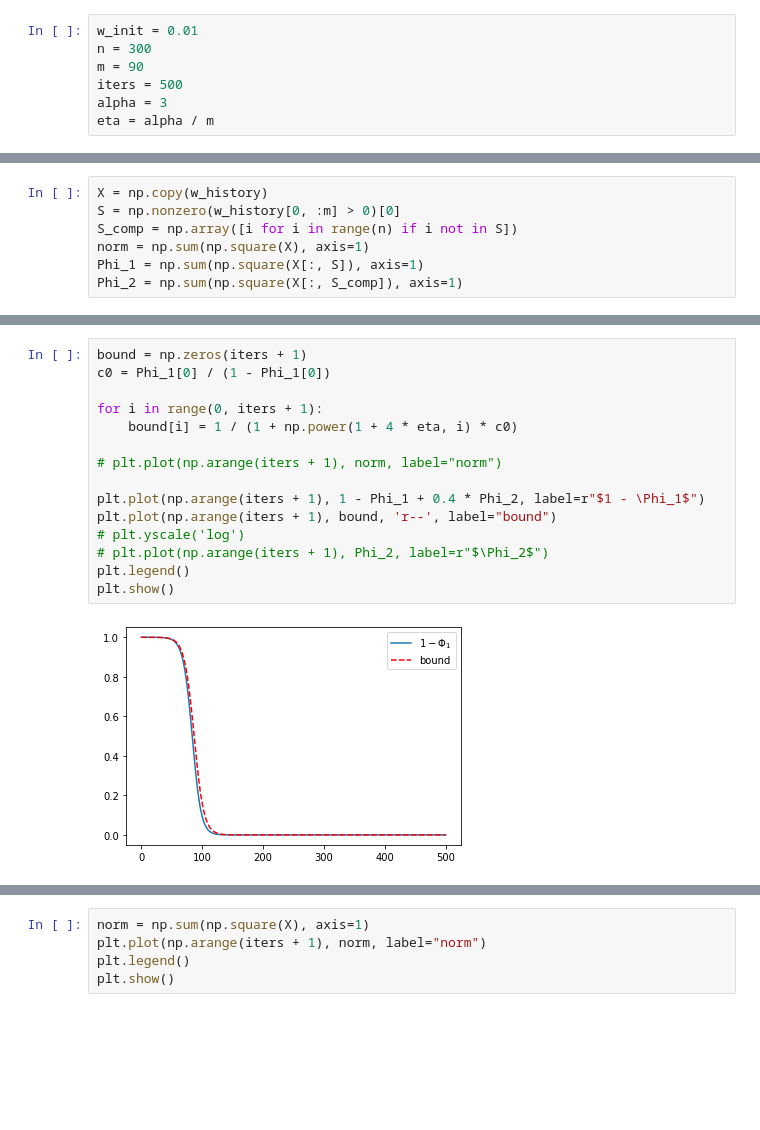
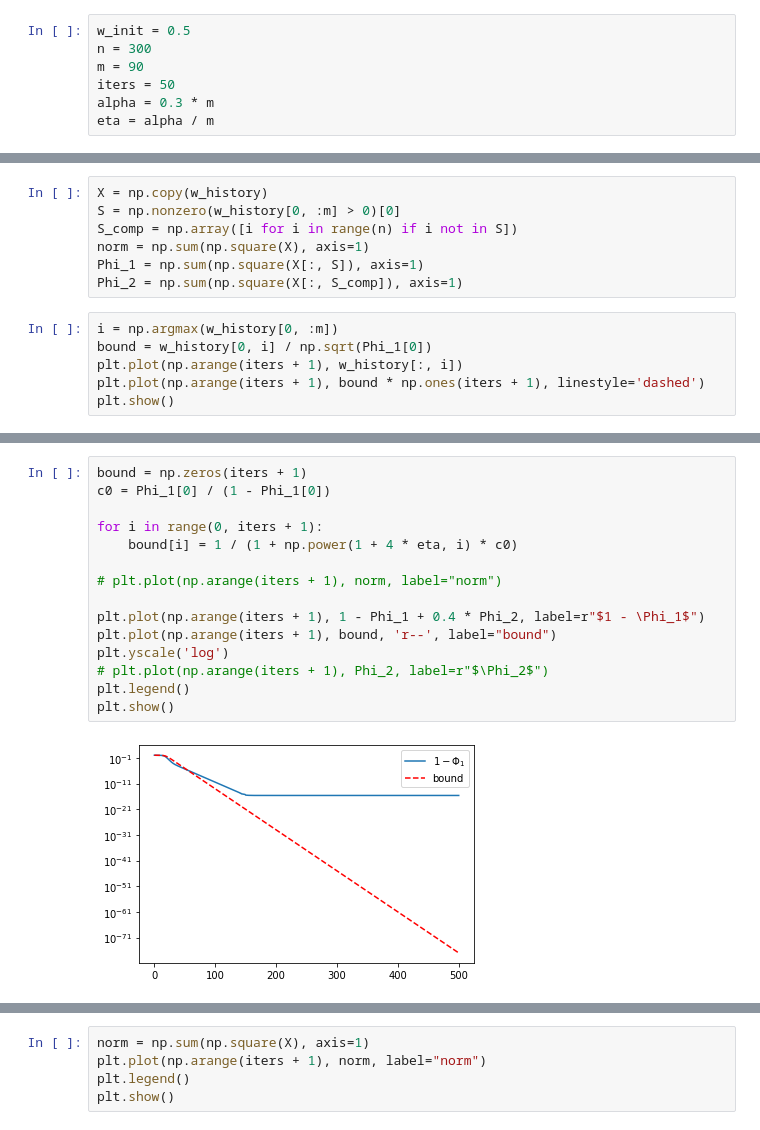
Before and after one commit to nikhil-ghosh-berkeley/gabor, a Jupyter notebook: notebooks/one-neuron-pop.ipynb, the cells around one changed output, grey strips where cells are left out. Drawn from its saved outputs; the diff is of its cells as text; blank space fills up the shorter version.

```diff
--- a/notebooks/one-neuron-pop.ipynb
+++ b/notebooks/one-neuron-pop.ipynb
@@ -2,11 +2,11 @@
 import numpy as np
 import matplotlib.pyplot as plt
 # %%
-w_init = 0.01
+w_init = 0.5
 n = 300
 m = 90
-iters = 500
-alpha = 3
+iters = 50
+alpha = 0.3 * m
 eta = alpha / m
 # %%
 w = w_init * np.random.randn(n) / np.sqrt(n)
@@ -45,3 +45,9 @@ S_comp = np.array([i for i in range(n) if i not in S])
 norm = np.sum(np.square(X), axis=1)
 Phi_1 = np.sum(np.square(X[:, S]), axis=1)
 Phi_2 = np.sum(np.square(X[:, S_comp]), axis=1)
+# %%
+i = np.argmax(w_history[0, :m])
+bound = w_history[0, i] / np.sqrt(Phi_1[0])
+plt.plot(np.arange(iters + 1), w_history[:, i])
+plt.plot(np.arange(iters + 1), bound * np.ones(iters + 1), linestyle='dashed')
+plt.show()
@@ -58,17 +66,17 @@ plt.plot()
 # %%
 bound = np.zeros(iters + 1)
 c0 = Phi_1[0] / (1 - Phi_1[0])
 
 for i in range(0, iters + 1):
     bound[i] = 1 / (1 + np.power(1 + 4 * eta, i) * c0)
 
 # plt.plot(np.arange(iters + 1), norm, label="norm")
 
 plt.plot(np.arange(iters + 1), 1 - Phi_1 + 0.4 * Phi_2, label=r"$1 - \Phi_1$")
 plt.plot(np.arange(iters + 1), bound, 'r--', label="bound")
-# plt.yscale('log')
+plt.yscale('log')
 # plt.plot(np.arange(iters + 1), Phi_2, label=r"$\Phi_2$")
 plt.legend()
 plt.show()
 # %% [output]
-[figure, old version]
+[figure, new version]
```
Also changed, not shown: parts of 5 cells of this notebook, 1 other file.
